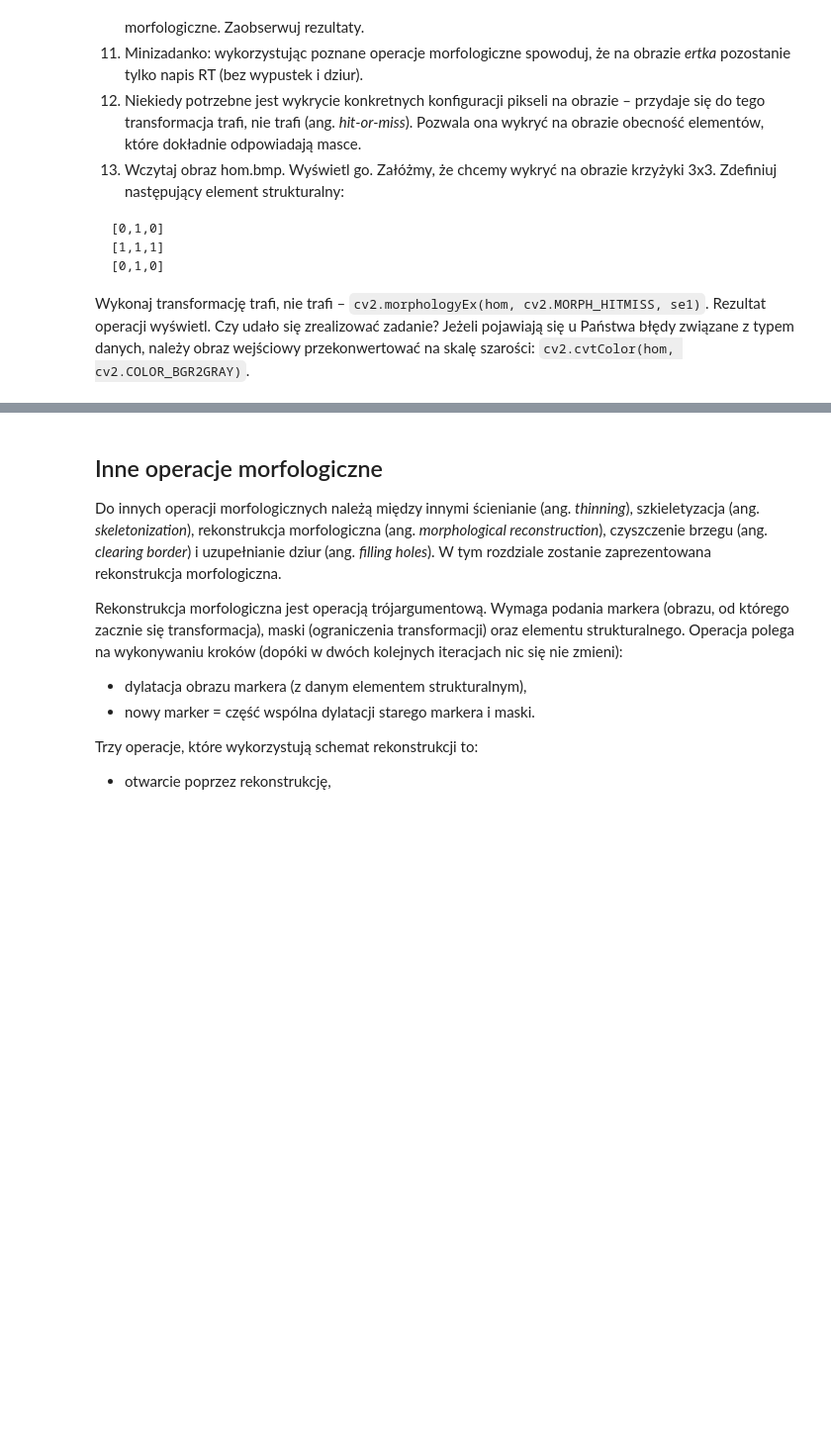
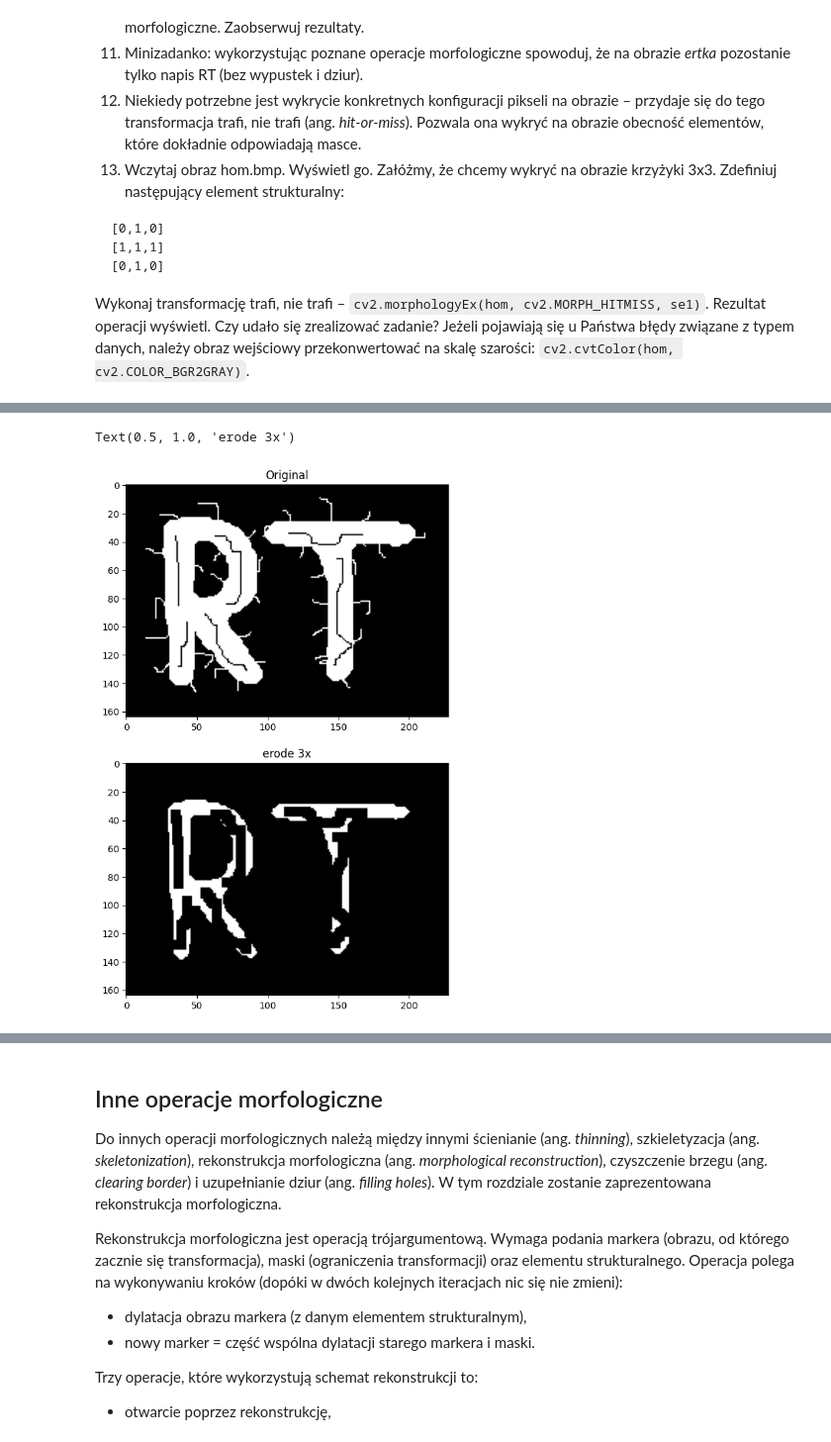
Before and after one commit to YgLK/computer_vision, a Jupyter notebook: lab10/10_morphology.ipynb, the cells around one changed output, grey strips where cells are left out. Shown at 99% size. Saved outputs shown, nothing was run; the diff lists cells and outputs as text; code cells hidden in the pictures; blank space fills up the shorter version.

```diff
--- a/lab10/10_morphology.ipynb
+++ b/lab10/10_morphology.ipynb
@@ -87,0 +127,14 @@ for fileName in fileNames:
+# %%
+# 5
+ertka_erode_3x = ertka
+for _ in range(3):
+    ertka_erode_3x = cv2.erode(ertka_erode_3x, cv2.getStructuringElement(cv2.MORPH_RECT, (3,3)))
+
+fig, axs = plt.subplots(2, figsize=(10,10))
+axs[0].imshow(ertka)
+axs[0].set_title("Original")
+axs[1].imshow(ertka_erode_3x)
+axs[1].set_title("erode 3x")
+# %% [output]
+Text(0.5, 1.0, 'erode 3x')
+[figure, added]
```
Also changed, not shown: parts of 23 cells of this notebook, 26 other files.
